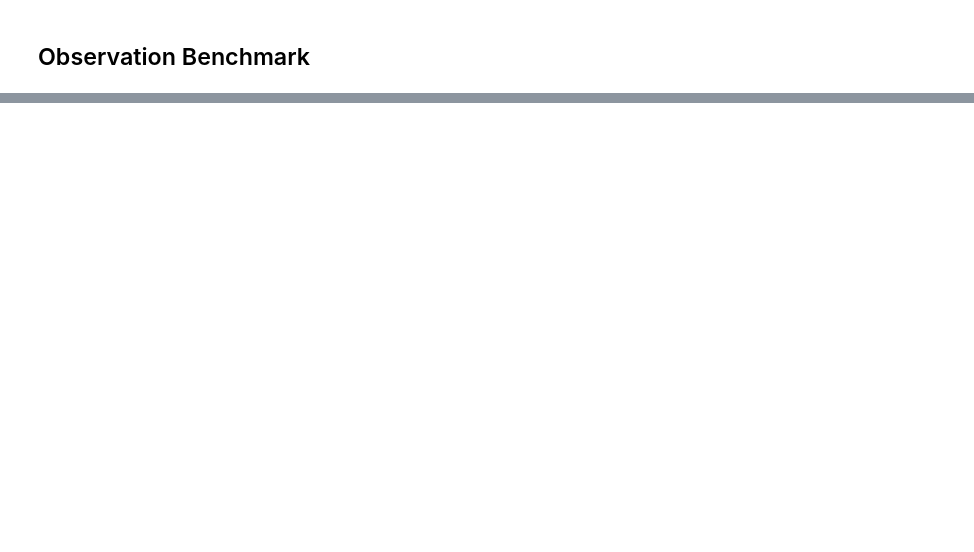
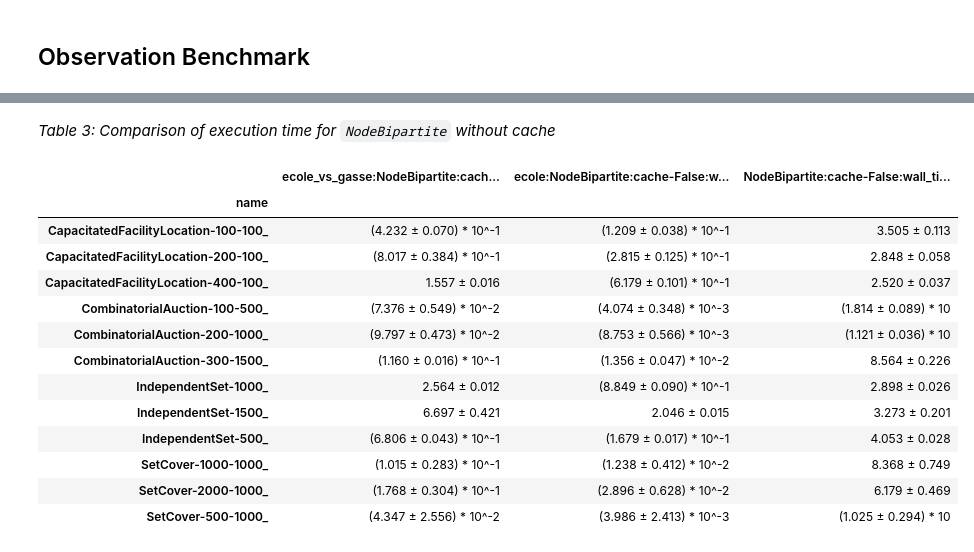
Before and after one commit to ds4dm/ecole-paper, a Jupyter notebook: Analysis.ipynb, the cells around one changed output, grey strips where cells are left out. Saved outputs shown, nothing was run; the diff lists cells and outputs as text; code cells hidden in the pictures; blank space fills up the shorter version.

```diff
--- a/Analysis.ipynb
+++ b/Analysis.ipynb
@@ -98,0 +172,23 @@ interactive(children=(Dropdown(description='observation', options=('NodeBipartit
+# %% [markdown]
+_Table 3: Comparison of execution time for `NodeBipartite` without cache_
+# %%
+mean_std(observation_df, "name")[[
+    "ecole_vs_gasse:NodeBipartite:cache-False:wall_time_s",
+    "ecole:NodeBipartite:cache-False:wall_time_s",
+    "NodeBipartite:cache-False:wall_time_ratio",
+]]
+# %% [output]
+|  | ecole_vs_gasse:NodeBipartite:cach... | ecole:NodeBipartite:cache-False:w... | NodeBipartite:cache-False:wall_ti... |
+| name |  |  |  |
+| CapacitatedFacilityLocation-100-100_ | (4.232 ± 0.070) * 10^-1 | (1.209 ± 0.038) * 10^-1 | 3.505 ± 0.113 |
+| CapacitatedFacilityLocation-200-100_ | (8.017 ± 0.384) * 10^-1 | (2.815 ± 0.125) * 10^-1 | 2.848 ± 0.058 |
+| CapacitatedFacilityLocation-400-100_ | 1.557 ± 0.016 | (6.179 ± 0.101) * 10^-1 | 2.520 ± 0.037 |
+| CombinatorialAuction-100-500_ | (7.376 ± 0.549) * 10^-2 | (4.074 ± 0.348) * 10^-3 | (1.814 ± 0.089) * 10 |
+| CombinatorialAuction-200-1000_ | (9.797 ± 0.473) * 10^-2 | (8.753 ± 0.566) * 10^-3 | (1.121 ± 0.036) * 10 |
+| CombinatorialAuction-300-1500_ | (1.160 ± 0.016) * 10^-1 | (1.356 ± 0.047) * 10^-2 | 8.564 ± 0.226 |
+| IndependentSet-1000_ | 2.564 ± 0.012 | (8.849 ± 0.090) * 10^-1 | 2.898 ± 0.026 |
+| IndependentSet-1500_ | 6.697 ± 0.421 | 2.046 ± 0.015 | 3.273 ± 0.201 |
+| IndependentSet-500_ | (6.806 ± 0.043) * 10^-1 | (1.679 ± 0.017) * 10^-1 | 4.053 ± 0.028 |
+| SetCover-1000-1000_ | (1.015 ± 0.283) * 10^-1 | (1.238 ± 0.412) * 10^-2 | 8.368 ± 0.749 |
+| SetCover-2000-1000_ | (1.768 ± 0.304) * 10^-1 | (2.896 ± 0.628) * 10^-2 | 6.179 ± 0.469 |
+| SetCover-500-1000_ | (4.347 ± 2.556) * 10^-2 | (3.986 ± 2.413) * 10^-3 | (1.025 ± 0.294) * 10 |
```
Also changed, not shown: parts of 21 cells of this notebook, 2 other files.
